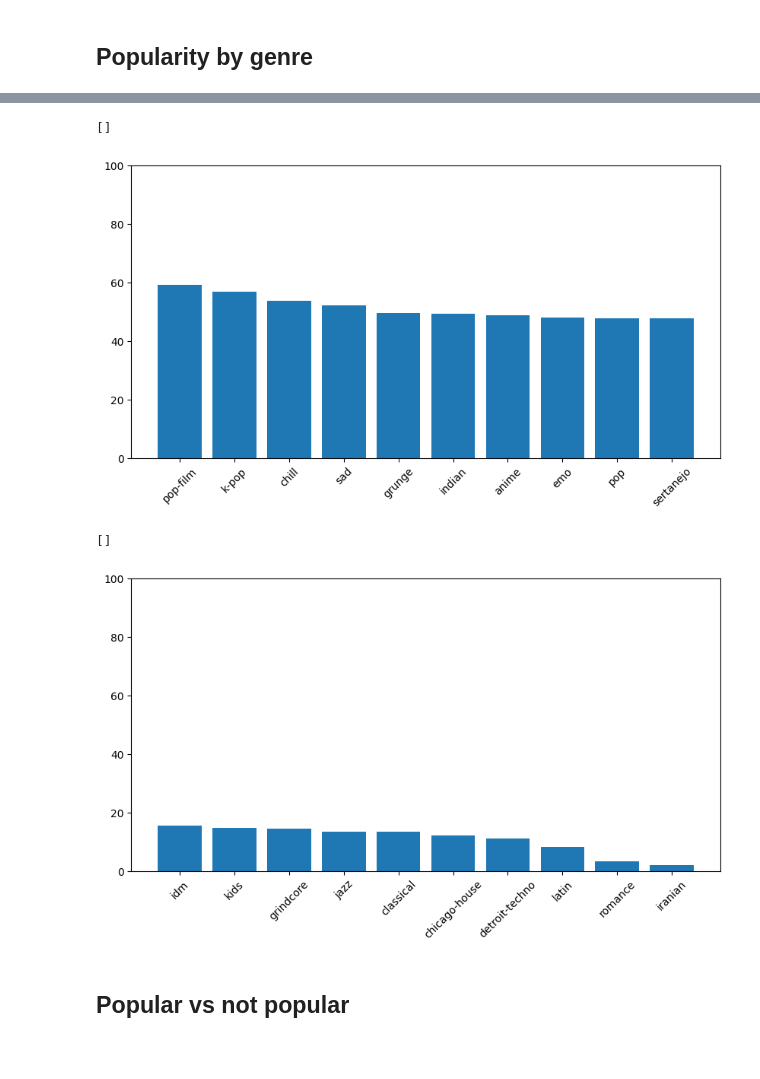
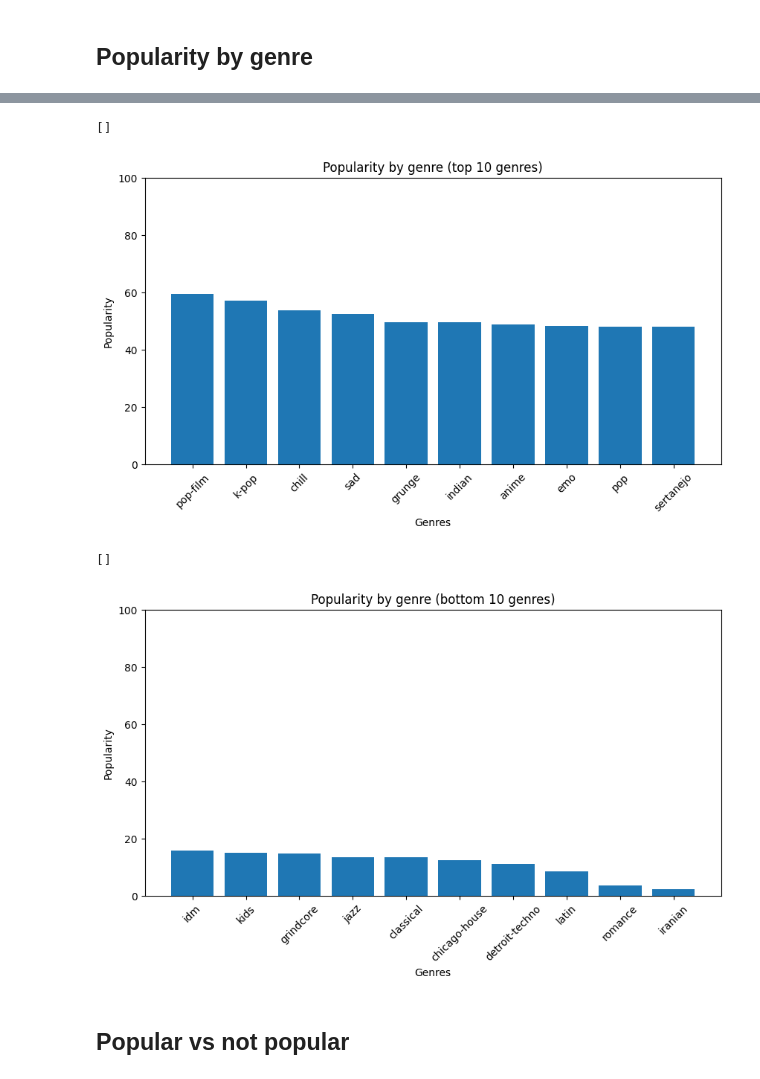
Before and after one commit to PedroBettencourt/DA_spotify, a Jupyter notebook: analysis.ipynb, the cells around one changed output, grey strips where cells are left out. Cells and saved outputs as stored; diff of their text form; code cells hidden in the pictures; blank space fills up the shorter version.

```diff
--- a/analysis.ipynb
+++ b/analysis.ipynb
@@ -109,13 +93,16 @@ df_genre_top = df_genre.iloc[:10]
 # %%
 fig = plt.figure(figsize=(10, 5))
 ax = fig.add_subplot()
 plt.bar(df_genre_top['track_genre'], df_genre_top['popularity'])
 ax.set_ylim(ymin=0, ymax=100)
 plt.xticks(rotation=45)
+plt.title("Popularity by genre (top 10 genres)")
+plt.xlabel("Genres")
+plt.ylabel("Popularity")
 plt.plot()
 # %% [output]
 []
-[figure, old version]
+[figure, new version]
 # %%
 # Bottom 10 genres
 df_genre_bot = df_genre.iloc[-10:]
@@ -125,10 +112,13 @@ ax = fig.add_subplot()
 plt.bar(df_genre_bot['track_genre'], df_genre_bot['popularity'])
 ax.set_ylim(ymin=0, ymax=100)
 plt.xticks(rotation=45)
+plt.title("Popularity by genre (bottom 10 genres)")
+plt.xlabel("Genres")
+plt.ylabel("Popularity")
 plt.plot()
 # %% [output]
 []
-[figure, old version]
+[figure, new version]
 # %% [markdown]
 ## Popular vs not popular
 # %%
```
Also changed, not shown: parts of 7 cells of this notebook.
